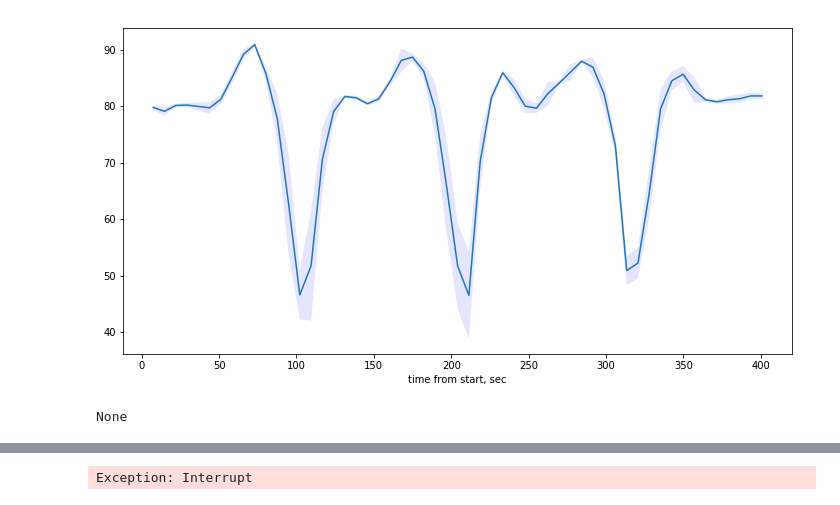
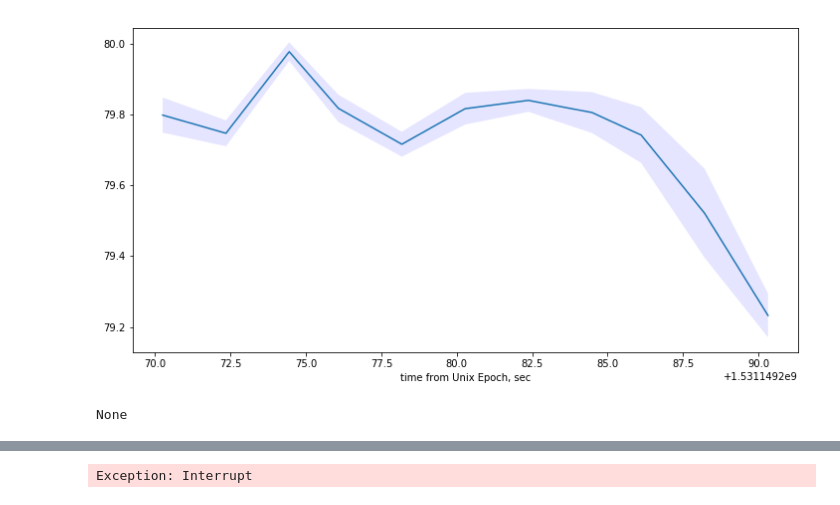
Before and after one commit to DaniloZZZ/quantTechLab, a Jupyter notebook: Connect_Camera.ipynb, the cells around one changed output, grey strips where cells are left out. Cells and saved outputs as stored; diff of their text form; code cells hidden in the pictures.

Commit message:
added time based measurmnt

```diff
--- a/Connect_Camera.ipynb
+++ b/Connect_Camera.ipynb
@@ -17,7 +19,8 @@ from IPython import display
 # %%
 #shutil.rmtree(path)
 #os.makedirs(path)
-caps = [cv2.VideoCapture(i) for i in [1] ]
+cam_idx = 0
+caps = [cv2.VideoCapture(i) for i in [cam_idx] ]
 # Set exposition time-------
 for cap in caps:
     cap.set(15, 0.1)
@@ -39,71 +42,91 @@ def upd_plot(new_seq=[]):
     display.clear_output(wait=True)
     plt.plot(new_seq)
     display.display(plt.show())
+
+def counter(dt):
+    was = False
+    count = time.time()//dt+1
+    while True:
+        t = time.time()
+        if t//dt==count:
+            was = True
+            count+=1
+            yield t
+        time.sleep(0.001)
+        import sys
 # %%
 files = []
 intens = []
 stddevs=[]
 times=[]
-start =time.time()
-cam_shot_interval = 0.2
-mean_over_shots = 50
-display_time = 30
+#start =time.time()
+cam_shot_interval = 0.5
+#mean_over_shots = 50
+mean_over_time = 2    # seconds
+display_time = 20
 time_ = 0.0
 signal.signal(signal.SIGINT, gen_int_handler(caps))
 
+count = time.time()//mean_over_time+1
+iter_start = time.time()
+ins = []
 while True:
+    num = 0
     iter_start = time.time()
     ins = []
-    cam_idx=0
-    num = 0
-    for shot in range(mean_over_shots):
-        for cap in caps:
-            tries=0
-            img, ret = None, False
-            while True:
-                ret, img = cap.read()
-                if not ret:
-                    tries+=1
-                    print("Camera %i returned None %i times. retry in %f seconds"%(cam_idx,tries,retry_sec))
-                    if (tries==retry_cnt):
-                        print("Camera %i is not working. Giving up."%num)
-                        print()
+    while True:
+        t = time.time()
+        if t//mean_over_time<count:
+            for cap in caps:
+                tries=0
+                img, ret = None, False
+                while True:
+                    ret, img = cap.read()
+                    if not ret:
+                        tries+=1
+                        print("Camera %i returned None %i times. retry in %f seconds"%(cam_idx,tries,retry_sec))
+                        if (tries==retry_cnt):
+                            print("Camera %i is not working. Giving up."%num)
+                            print()
+                            break
+                        time.sleep(retry_sec)
+                    else:
+                        # cv2.imshow("camera%i"%num, img)
+                        mean = np.mean(img)
+                        print("read from %i cam value %f"%(num,mean))
+                        # Sucessfully read, go for next cam
+                        ins.append(mean)
                         break
-                    time.sleep(retry_sec)
-                else:
-                    # cv2.imshow("camera%i"%num, img)
-                    print("read from %i cam"%num)
-                    # Sucessfully read, go for next cam
-                    ins.append(np.mean(img))
-                    break
-            cam_idx +=1
-
-    #clear_output()
+            time.sleep(cam_shot_interval)
+        else:
+            count+=1
+            print("ending measurm")
+            break
     ints = np.mean(ins)
     sdev = np.std(ins)
     if not np.isnan(ints):
         intens.append(ints)
         stddevs.append(sdev)
-        times.append(time.time()-start)
+        times.append(t)
 
-    points_num = int(display_time//cam_shot_interval)
+    points_num = int(display_time//mean_over_time+1)
     display_obj = (np.array(intens[-points_num:]),
                    np.array(stddevs[-points_num:]))
 
-    print('got %i new pictures. Intensity: %f, stddev %f'%
-          (len(ins), ints, sdev ))
     display.clear_output(wait=True)
     f,ax = plt.subplots(figsize=(12,6))
     # plot intensities
     ax.plot(times[-points_num:],display_obj[0])
     # plot standart deviation
     ax.fill_between(times[-points_num:], display_obj[0]+display_obj[1],
                      display_obj[0]-display_obj[1], facecolor='blue', alpha=0.1)
-    plt.xlabel('time from start, sec')
+    plt.xlabel('time from Unix Epoch, sec')
 
     display.display(plt.show())
-    time.sleep(cam_shot_interval)
-    print(time.time()- iter_start)
+
+    print('got %i new shots. Intensity: %f, stddev %f'%
+          (len(ins), ints, sdev ))
+    print(' iter tme:',time.time() - iter_start)
 # %% [output]
-[figure, old version]
+[figure, new version]
 None
```
Also changed, not shown: parts of 8 cells of this notebook.
